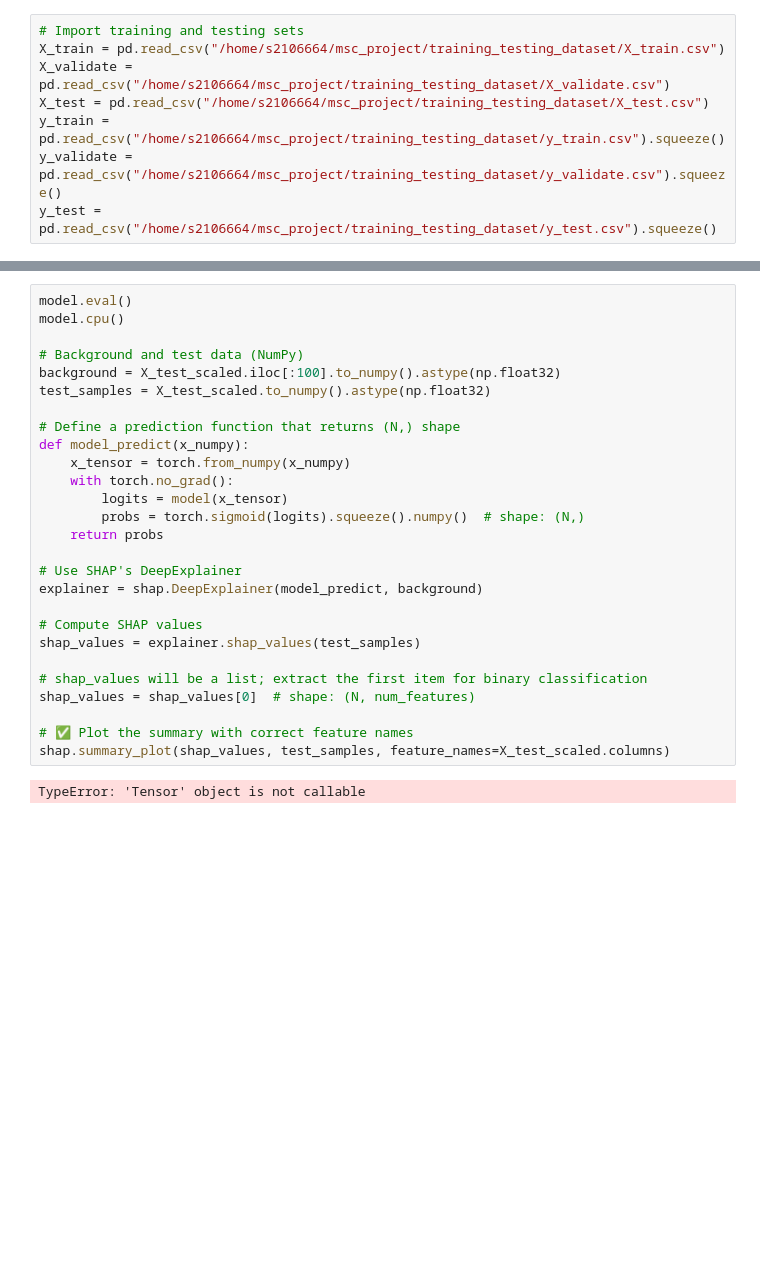
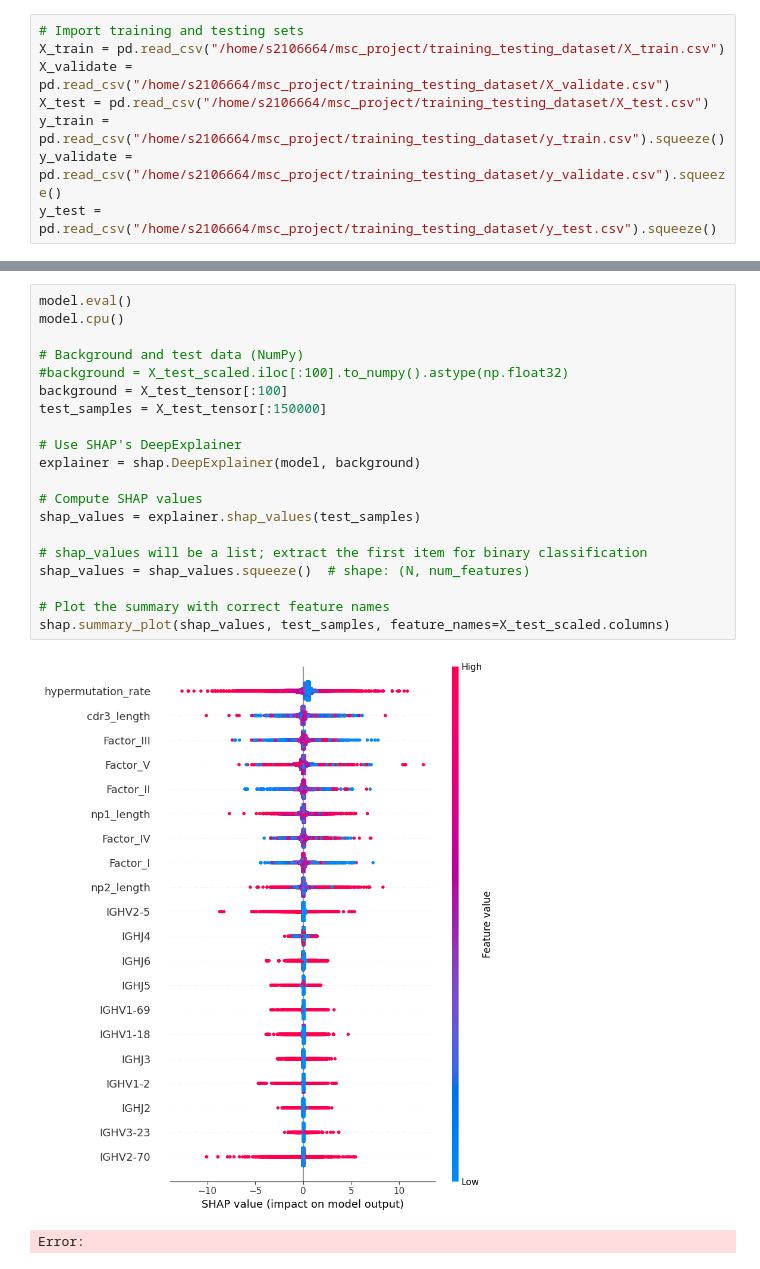
Before and after one commit to lewisl23/BCR-classification-model, a Jupyter notebook: SHAP_analysis/shap_analysis.ipynb, the cells around one changed output, grey strips where cells are left out. Saved outputs shown, nothing was run; the diff lists cells and outputs as text; blank space fills up the shorter version.

```diff
--- a/SHAP_analysis/shap_analysis.ipynb
+++ b/SHAP_analysis/shap_analysis.ipynb
@@ -84,29 +120,23 @@ shap.summary_plot(shap_values, test_samples.numpy(), feature_names=X_test_scaled
 # %%
 model.eval()
 model.cpu()
 
 # Background and test data (NumPy)
-background = X_test_scaled.iloc[:100].to_numpy().astype(np.float32)
-test_samples = X_test_scaled.to_numpy().astype(np.float32)
-
-# Define a prediction function that returns (N,) shape
-def model_predict(x_numpy):
-    x_tensor = torch.from_numpy(x_numpy)
-    with torch.no_grad():
-        logits = model(x_tensor)
-        probs = torch.sigmoid(logits).squeeze().numpy()  # shape: (N,)
-    return probs
+#background = X_test_scaled.iloc[:100].to_numpy().astype(np.float32)
+background = X_test_tensor[:100]
+test_samples = X_test_tensor[:150000]
 
 # Use SHAP's DeepExplainer
-explainer = shap.DeepExplainer(model_predict, background)
+explainer = shap.DeepExplainer(model, background)
 
 # Compute SHAP values
 shap_values = explainer.shap_values(test_samples)
 
 # shap_values will be a list; extract the first item for binary classification
-shap_values = shap_values[0]  # shape: (N, num_features)
+shap_values = shap_values.squeeze()  # shape: (N, num_features)
 
-# ✅ Plot the summary with correct feature names
+# Plot the summary with correct feature names
 shap.summary_plot(shap_values, test_samples, feature_names=X_test_scaled.columns)
 # %% [output]
+[figure, added]
-TypeError: 'Tensor' object is not callable
+Error:
```
Also changed, not shown: parts of 6 cells of this notebook.
